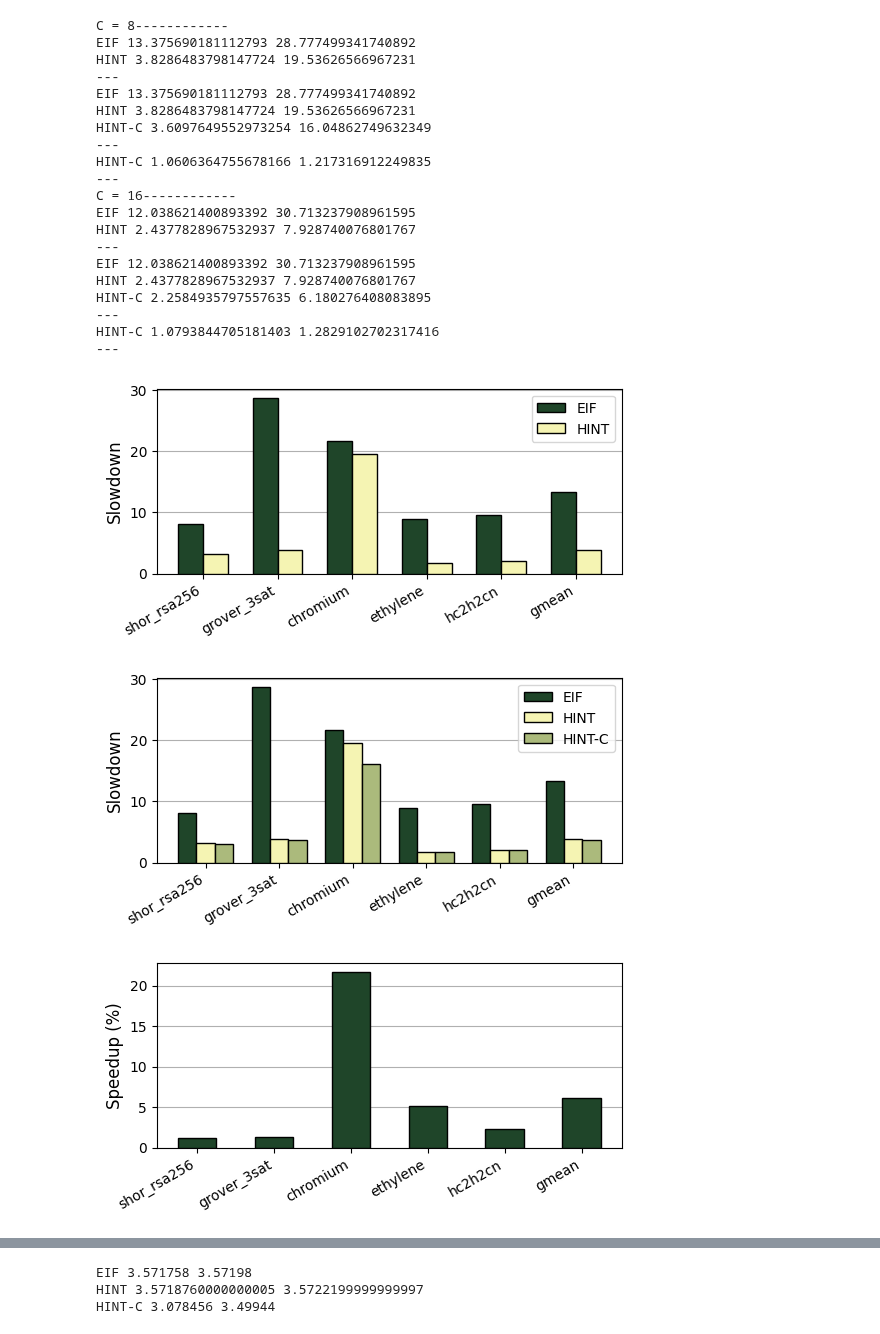
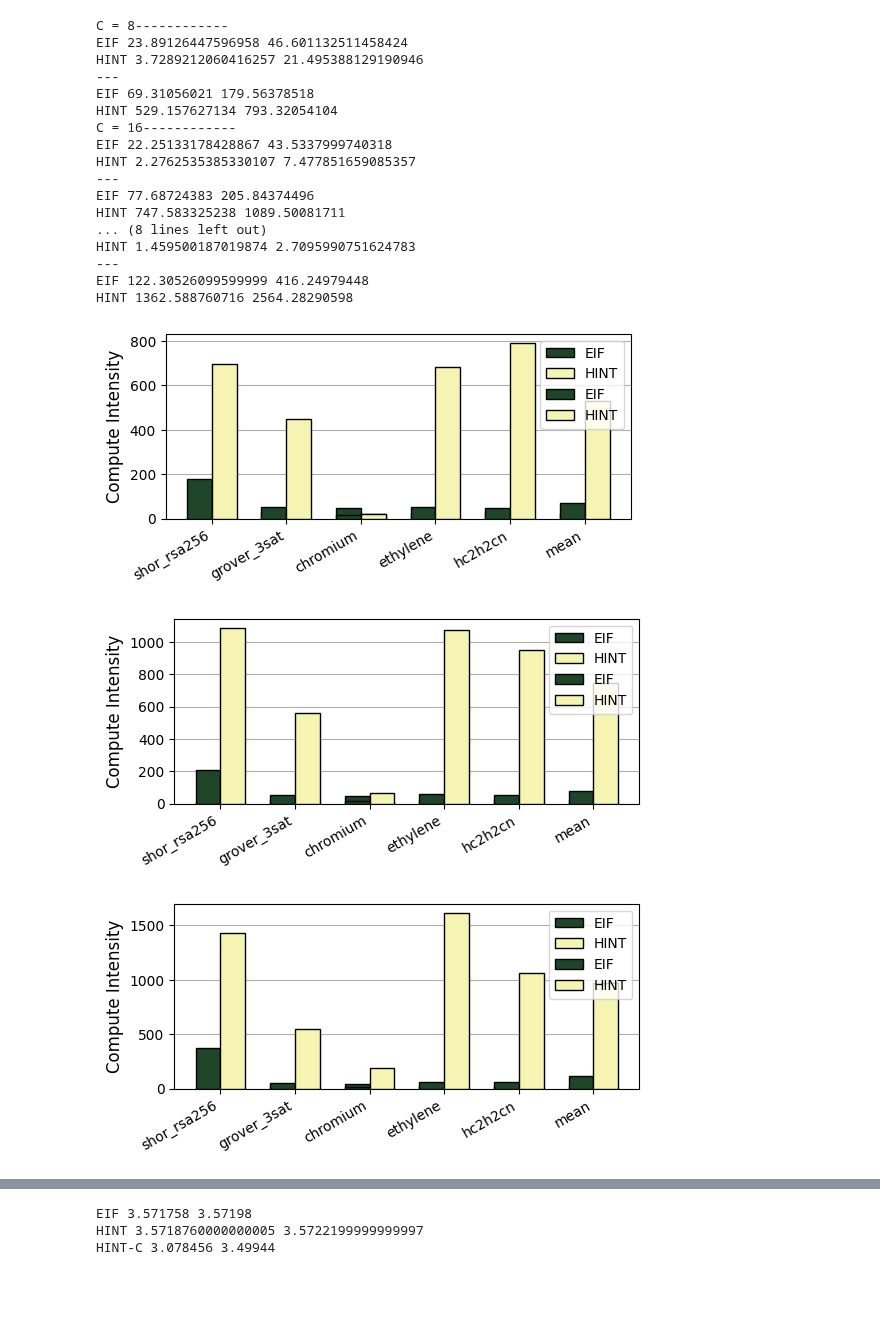
Before and after one commit to suhaskvittal/quicksilver, a Jupyter notebook: scripts/plotting.ipynb, the cells around one changed output, grey strips where cells are left out. Cells and saved outputs as stored; diff of their text form; code cells hidden in the pictures; blank space fills up the shorter version.

```diff
--- a/scripts/plotting.ipynb
+++ b/scripts/plotting.ipynb
@@ -212,76 +188,54 @@ plot_relative_stat(ax, baselines,
                     ['8 qubits', '12* qubits', '16 qubits'],
                     'kips',
                     'Slowdown')
 '''
 
-for c in [8, 16]:
+for c in [8, 16, 24, 32]:
     print(f'C = {c}------------')
 
     fig, ax = plt.subplots()
     fig.set_size_inches(6.0,2.4)
 
     s_baseline_cx = filter_policy_by_suffix(s_baseline, f'c{c}_100M')
     s_viszlai_cx = filter_policy_by_suffix(s_viszlai, f'c{c}_100M')
     s_hint_cx = filter_policy_by_suffix(s_hint, f'c{c}_100M')
-    s_hint_c_cx = filter_policy_by_suffix(s_hint_c, f'c{c}_100M')
 
     plot_relative_stat(ax, s_baseline_cx,
                     [s_viszlai_cx, s_hint_cx],
                     [C1,C2],
                     ['EIF', 'HINT'],
                     'kips',
                     'Slowdown')
     plt.savefig(f'{PLOTS}/hint_slowdown_c{c}.pdf', bbox_inches='tight')
 
     print('---')
 
-    fig, ax = plt.subplots()
-    fig.set_size_inches(6.0,2.4)
+    c_viszlai_cx = filter_policy_by_suffix(c_viszlai, f'c{c}_100M')
+    c_hint_cx = filter_policy_by_suffix(c_hint, f'c{c}_100M')
 
-    plot_relative_stat(ax, s_baseline_cx,
-                    [s_viszlai_cx, s_hint_cx, s_hint_c_cx],
-                    [C1,C2,C3],
-                    ['EIF', 'HINT', 'HINT-C'],
-                    'kips',
-                    'Slowdown')
-    plt.savefig(f'{PLOTS}/hint_c_slowdown_c{c}.pdf', bbox_inches='tight')
-
-    print('---')
-
-    fig, ax = plt.subplots()
-    fig.set_size_inches(6.0,2.4)
-
-    plot_relative_stat(ax, s_hint_cx,
-                        [s_hint_c_cx],
-                        [C1, C2, C3],
-                        ['HINT-C'],
-                        'kips',
-                        'Speedup (%)',
-                        plot_as_percentage=True, baseline_on_top=False)
-    plt.savefig(f'{PLOTS}/hint_c_speedup_c{c}.pdf', bbox_inches='tight')
-
-    print('---')
+    plot_absolute_stat(ax, [c_viszlai_cx, c_hint_cx],
+                        [C1,C2],
+                        ['EIF', 'HINT'],
+                        'compute_intensity',
+                        'Compute Intensity')
 # %% [output]
 C = 8------------
-EIF 13.375690181112793 28.777499341740892
-HINT 3.8286483798147724 19.53626566967231
+EIF 23.89126447596958 46.601132511458424
+HINT 3.7289212060416257 21.495388129190946
 ---
-EIF 13.375690181112793 28.777499341740892
-HINT 3.8286483798147724 19.53626566967231
-HINT-C 3.6097649552973254 16.04862749632349
+EIF 69.31056021 179.56378518
+HINT 529.157627134 793.32054104
+C = 16------------
+EIF 22.25133178428867 43.5337999740318
+HINT 2.2762535385330107 7.477851659085357
 ---
-HINT-C 1.0606364755678166 1.217316912249835
+EIF 77.68724383 205.84374496
+HINT 747.583325238 1089.50081711
+... (8 lines left out)
+HINT 1.459500187019874 2.7095990751624783
 ---
-C = 16------------
-EIF 12.038621400893392 30.713237908961595
-HINT 2.4377828967532937 7.928740076801767
----
-EIF 12.038621400893392 30.713237908961595
-HINT 2.4377828967532937 7.928740076801767
-HINT-C 2.2584935797557635 6.180276408083895
----
-HINT-C 1.0793844705181403 1.2829102702317416
----
+EIF 122.30526099599999 416.24979448
+HINT 1362.588760716 2564.28290598
-[figure, old version]
+[figure, new version]
-[figure, old version]
+[figure, new version]
-[figure, old version]
+[figure, new version]
```
Also changed, not shown: parts of 14 cells of this notebook, 6 other files.
